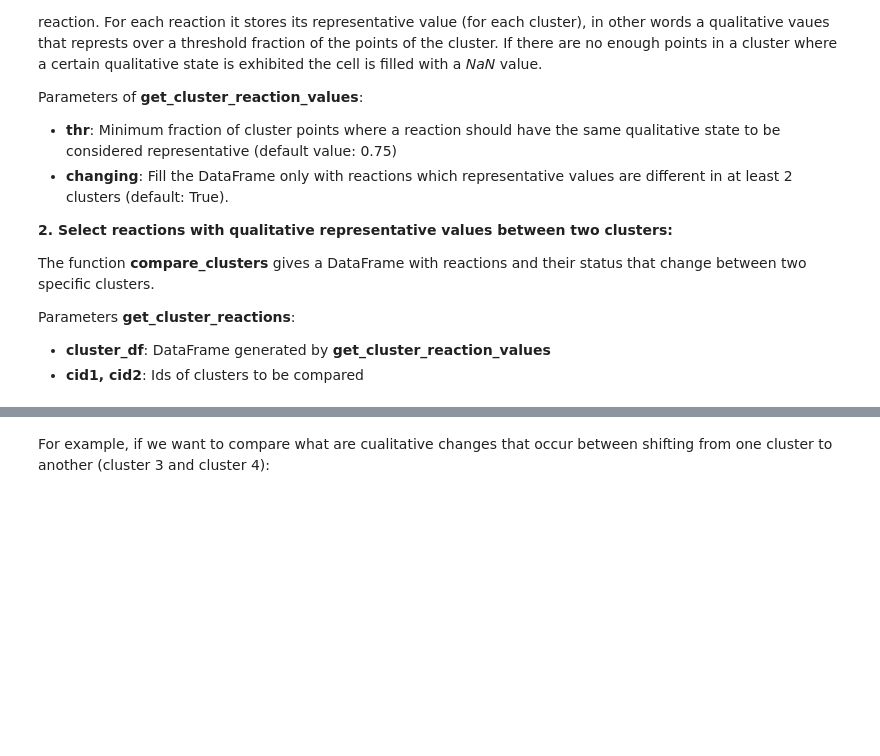
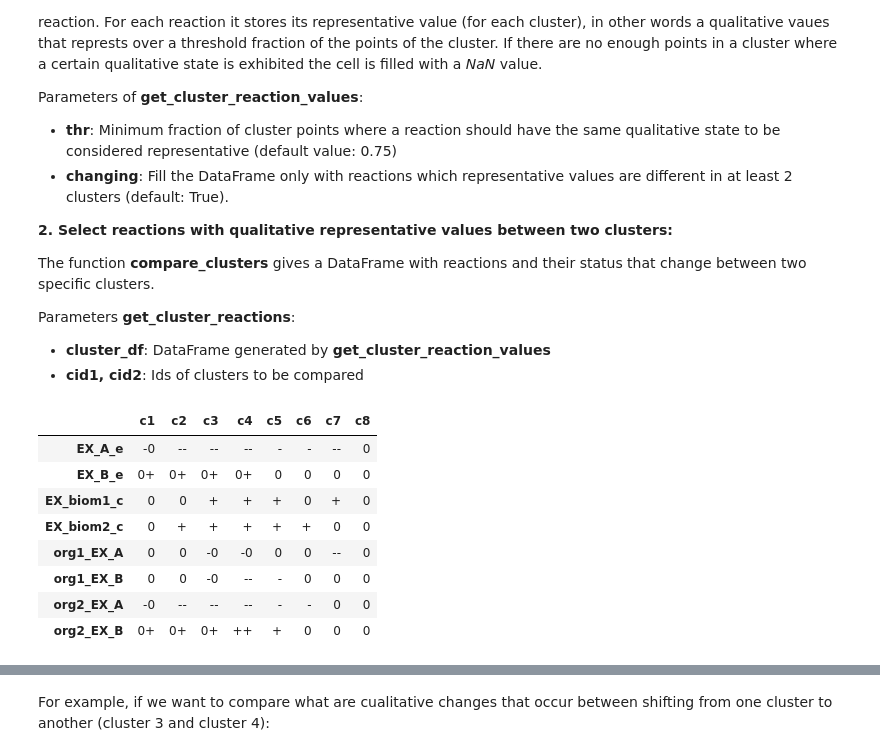
Before and after one commit to mathomics/ecosystem, a Jupyter notebook: sup_toy_example.ipynb, the cells around one changed output, grey strips where cells are left out. Cells and saved outputs as stored; diff of their text form; code cells hidden in the pictures; blank space fills up the shorter version.

```diff
--- a/sup_toy_example.ipynb
+++ b/sup_toy_example.ipynb
@@ -360,6 +375,20 @@ The function **compare_clusters** gives a DataFrame with reactions and their sta
 Parameters **get_cluster_reactions**:
 - **cluster_df**: DataFrame generated by  **get_cluster_reaction_values**
 - **cid1, cid2**: Ids of clusters to be compared
+# %%
+df = eco2_model.get_cluster_reaction_values(thr=0.8, changing= True)
+# %%
+df
+# %% [output]
+|  | c1 | c2 | c3 | c4 | c5 | c6 | c7 | c8 |
+| EX_A_e | -0 | -- | -- | -- | - | - | -- | 0 |
+| EX_B_e | 0+ | 0+ | 0+ | 0+ | 0 | 0 | 0 | 0 |
+| EX_biom1_c | 0 | 0 | + | + | + | 0 | + | 0 |
+| EX_biom2_c | 0 | + | + | + | + | + | 0 | 0 |
+| org1_EX_A | 0 | 0 | -0 | -0 | 0 | 0 | -- | 0 |
+| org1_EX_B | 0 | 0 | -0 | -- | - | 0 | 0 | 0 |
+| org2_EX_A | -0 | -- | -- | -- | - | - | 0 | 0 |
+| org2_EX_B | 0+ | 0+ | 0+ | ++ | + | 0 | 0 | 0 |
 # %%
 df = eco2_model.get_cluster_reaction_values(thr=0.8, changing= True)
 cat_dict = {-3.0: '-', -2.0: '--',-1.0: '-0',1.0: '0+',0.0: '0',2.0: '++',3.0: '+',4.0: '-+',5.0: 'err',100.0: 'var'}
```
Also changed, not shown: parts of 18 cells of this notebook, 2 other files.
